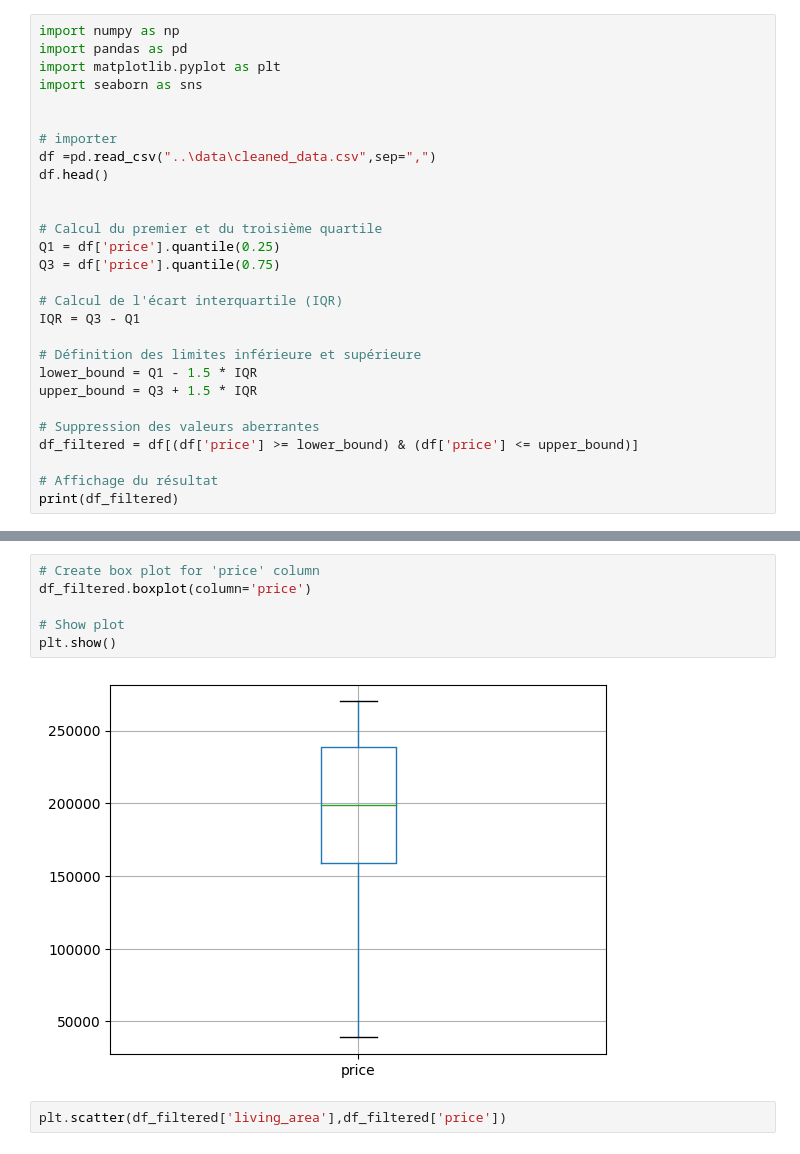
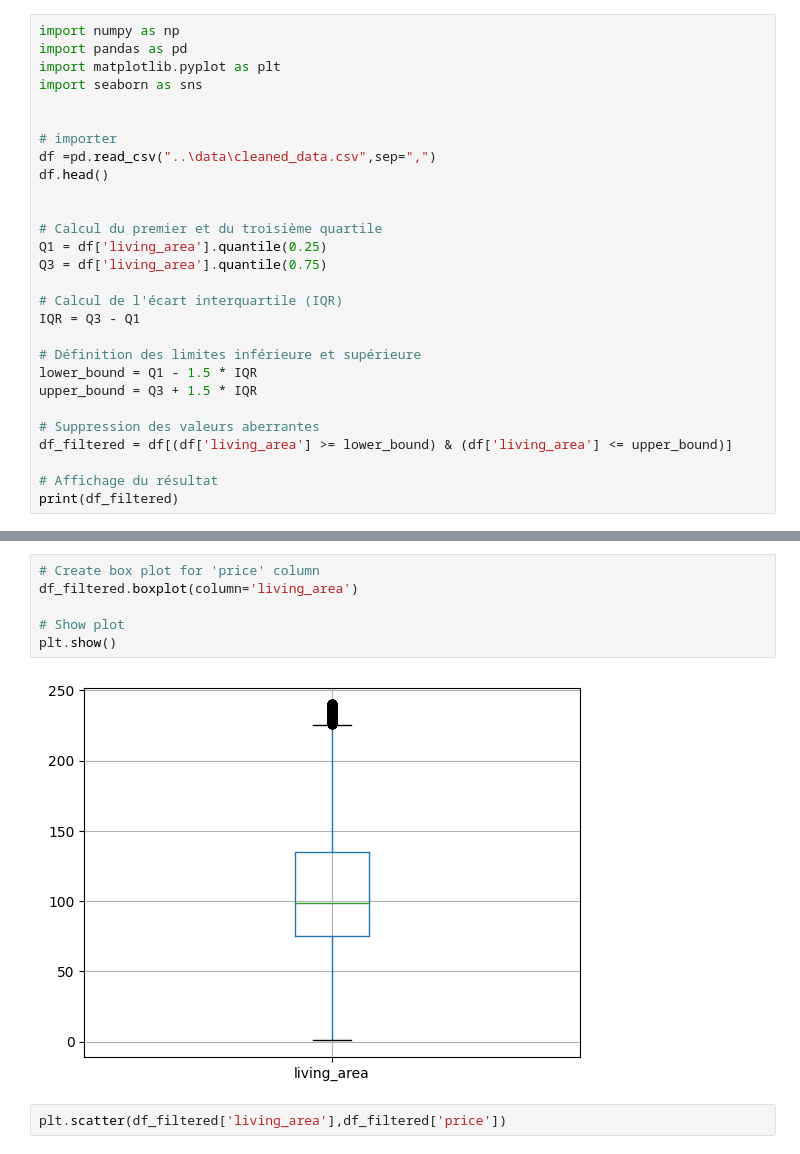
Before and after one commit to Ptiful/challenge-regression, a Jupyter notebook: src/outliers.ipynb, the cells around one changed output, grey strips where cells are left out. Drawn from its saved outputs; the diff is of its cells as text.

```diff
--- a/src/outliers.ipynb
+++ b/src/outliers.ipynb
@@ -89,8 +93,8 @@ df.head()
 
 
 # Calcul du premier et du troisième quartile
-Q1 = df['price'].quantile(0.25)
-Q3 = df['price'].quantile(0.75)
+Q1 = df['living_area'].quantile(0.25)
+Q3 = df['living_area'].quantile(0.75)
 
 # Calcul de l'écart interquartile (IQR)
 IQR = Q3 - Q1
@@ -100,7 +104,7 @@ lower_bound = Q1 - 1.5 * IQR
 upper_bound = Q3 + 1.5 * IQR
 
 # Suppression des valeurs aberrantes
-df_filtered = df[(df['price'] >= lower_bound) & (df['price'] <= upper_bound)]
+df_filtered = df[(df['living_area'] >= lower_bound) & (df['living_area'] <= upper_bound)]
 
 # Affichage du résultat
 print(df_filtered)
@@ -154,12 +158,12 @@ df_filtered.head()
 5 rows × 26 columns
 # %%
 # Create box plot for 'price' column
-df_filtered.boxplot(column='price')
+df_filtered.boxplot(column='living_area')
 
 # Show plot
 plt.show()
 # %% [output]
-[figure, old version]
+[figure, new version]
 # %%
 plt.scatter(df_filtered['living_area'],df_filtered['price'])
 # %% [output]
```
Also changed, not shown: parts of 5 cells of this notebook.
